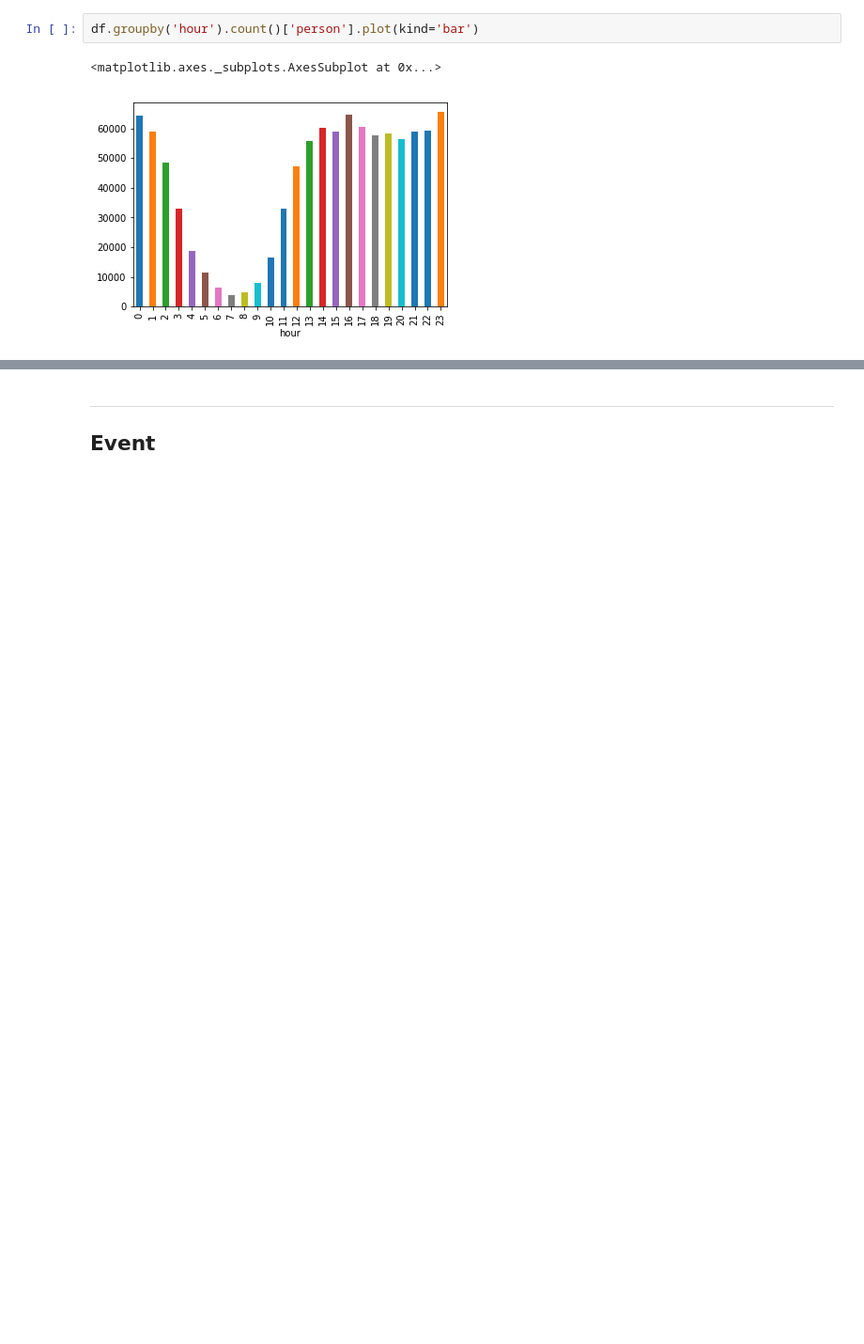
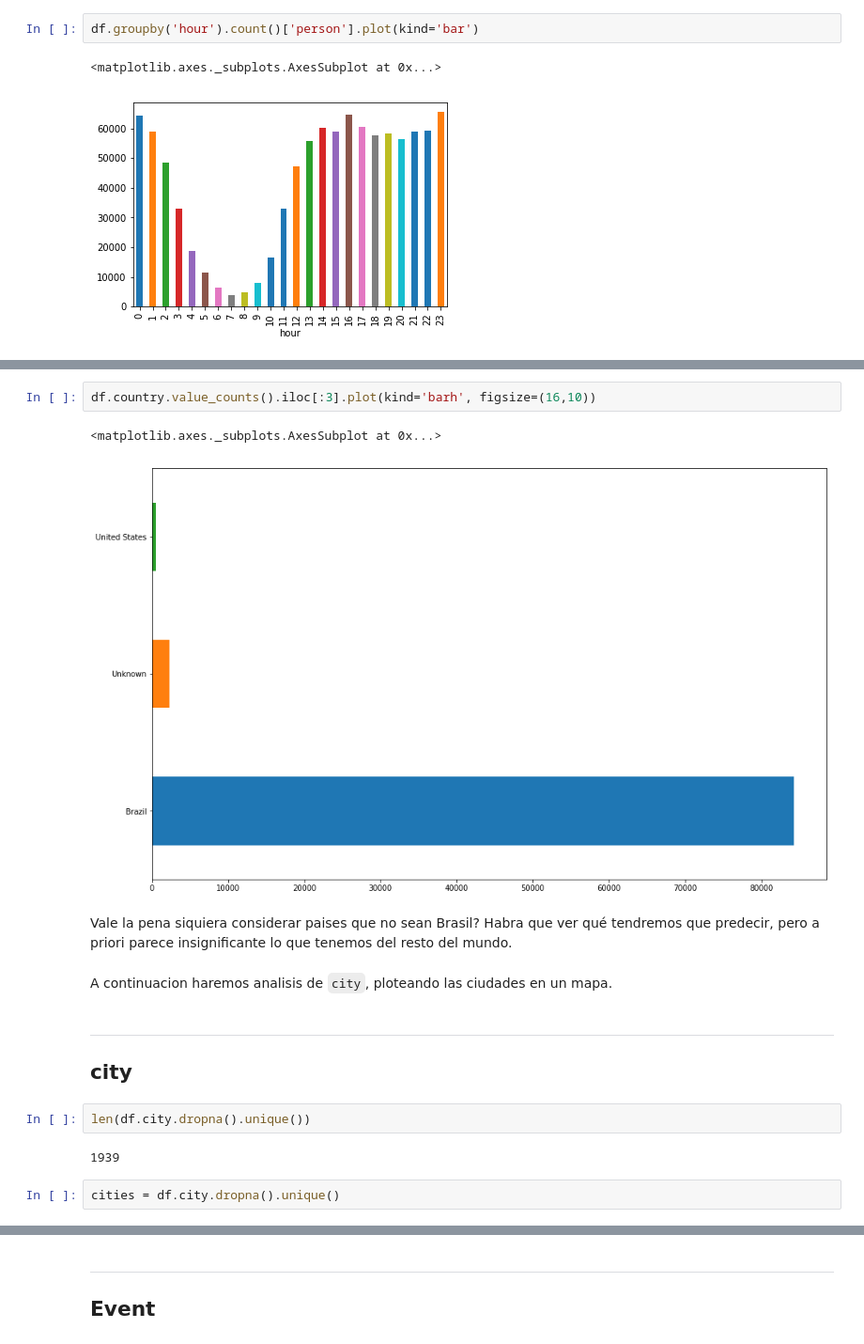
Before and after one commit to rozanecm/7506_OrganizacionDeDatos_TP1, a Jupyter notebook: tp1.ipynb, the cells around one changed output, grey strips where cells are left out. Shown at 94% size. Cells and saved outputs as stored; diff of their text form; blank space fills up the shorter version.

Commit message:
sigo con un poco de analisis y reordeno un poco las cosas

```diff
--- a/tp1.ipynb
+++ b/tp1.ipynb
@@ -96,0 +110,18 @@ df.groupby('country').count()['person'].plot(kind='barh', figsize=(16,10))
+# %%
+df.country.value_counts().iloc[:3].plot(kind='barh', figsize=(16,10))
+# %% [output]
+<matplotlib.axes._subplots.AxesSubplot at 0x...>
+[figure, added]
+# %% [markdown]
+Vale la pena siquiera considerar paises que no sean Brasil? Habra que ver qué tendremos que predecir, pero a priori parece insignificante lo que tenemos del resto del mundo.
+# %% [markdown]
+A continuacion haremos analisis de `city`, ploteando las ciudades en un mapa.
+# %% [markdown]
+***
+## city
+# %%
+len(df.city.dropna().unique())
+# %% [output]
+1939
+# %%
+cities = df.city.dropna().unique()
```
Also changed, not shown: parts of 109 cells of this notebook.
